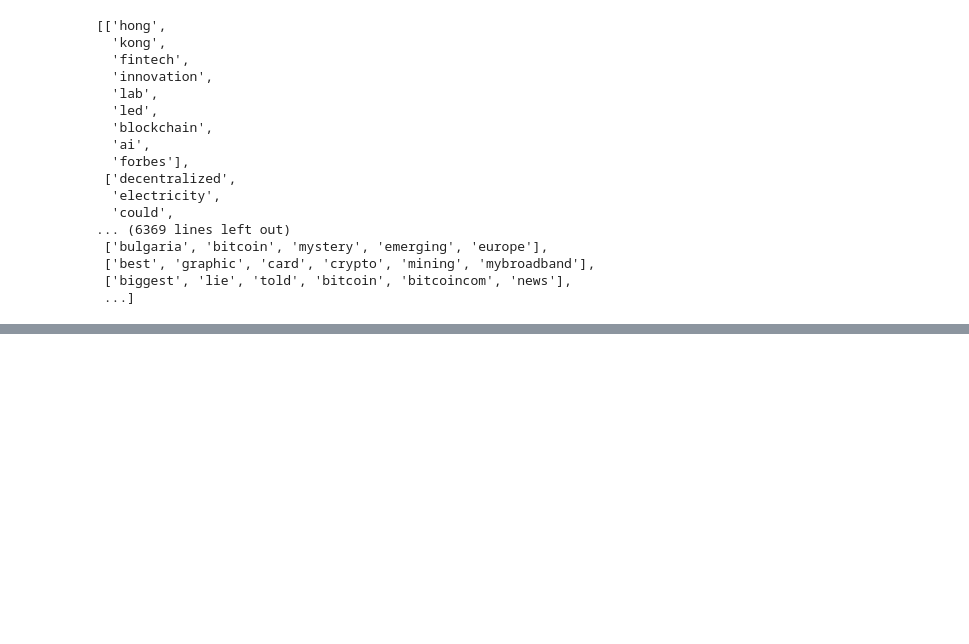
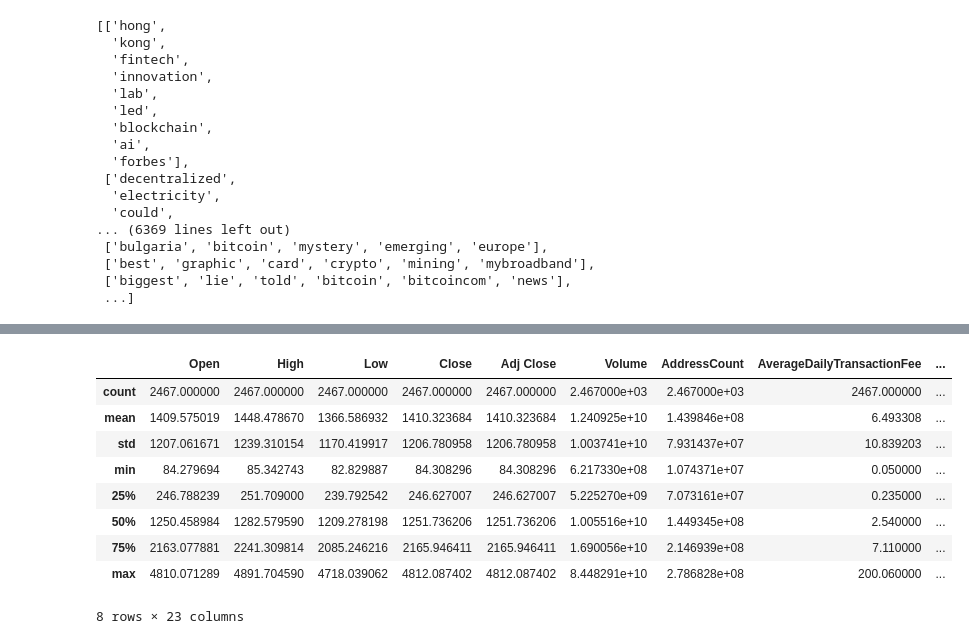
Before and after one commit to rdhakan13/ETH_Price_Predition, a Jupyter notebook: notebooks/EDA.ipynb, the cells around one changed output, grey strips where cells are left out. Saved outputs shown, nothing was run; the diff lists cells and outputs as text; code cells hidden in the pictures; blank space fills up the shorter version.

```diff
--- a/notebooks/EDA.ipynb
+++ b/notebooks/EDA.ipynb
@@ -321,0 +386,13 @@ x
+# %%
+etherscan.describe()
+# %% [output]
+|  | Open | High | Low | Close | Adj Close | Volume | AddressCount | AverageDailyTransactionFee | ... |
+| count | 2467.000000 | 2467.000000 | 2467.000000 | 2467.000000 | 2467.000000 | 2.467000e+03 | 2.467000e+03 | 2467.000000 | ... |
+| mean | 1409.575019 | 1448.478670 | 1366.586932 | 1410.323684 | 1410.323684 | 1.240925e+10 | 1.439846e+08 | 6.493308 | ... |
+| std | 1207.061671 | 1239.310154 | 1170.419917 | 1206.780958 | 1206.780958 | 1.003741e+10 | 7.931437e+07 | 10.839203 | ... |
+| min | 84.279694 | 85.342743 | 82.829887 | 84.308296 | 84.308296 | 6.217330e+08 | 1.074371e+07 | 0.050000 | ... |
+| 25% | 246.788239 | 251.709000 | 239.792542 | 246.627007 | 246.627007 | 5.225270e+09 | 7.073161e+07 | 0.235000 | ... |
+| 50% | 1250.458984 | 1282.579590 | 1209.278198 | 1251.736206 | 1251.736206 | 1.005516e+10 | 1.449345e+08 | 2.540000 | ... |
+| 75% | 2163.077881 | 2241.309814 | 2085.246216 | 2165.946411 | 2165.946411 | 1.690056e+10 | 2.146939e+08 | 7.110000 | ... |
+| max | 4810.071289 | 4891.704590 | 4718.039062 | 4812.087402 | 4812.087402 | 8.448291e+10 | 2.786828e+08 | 200.060000 | ... |
+8 rows × 23 columns
```
Also changed, not shown: parts of 41 cells of this notebook, 3 other files.
